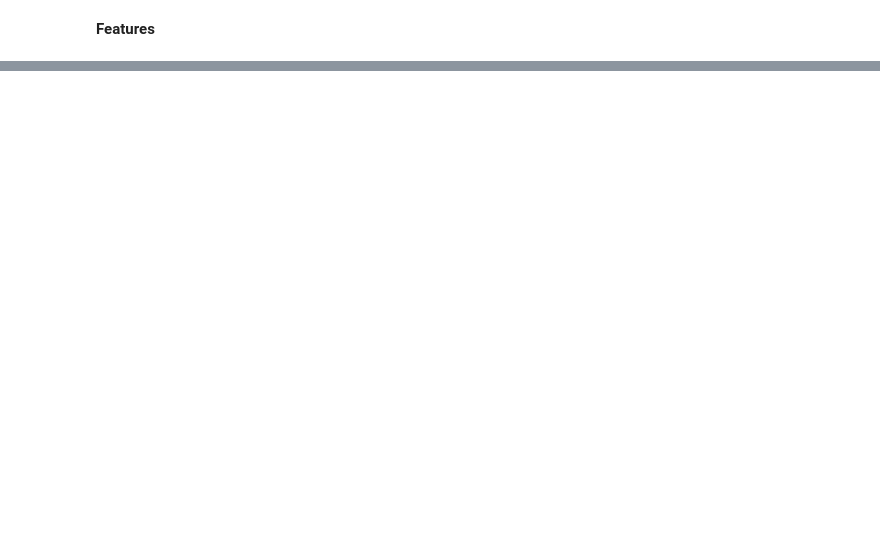
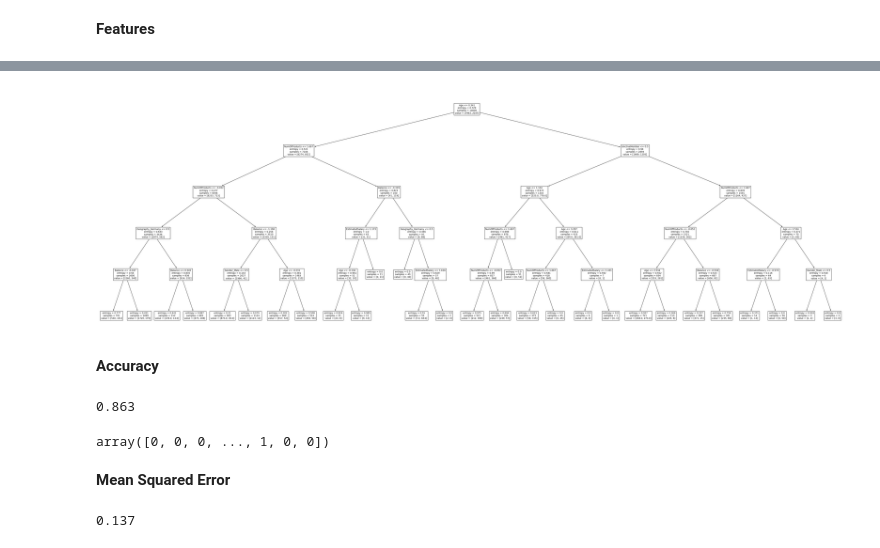
Before and after one commit to kairyvu/Banking_Customer_Churn_Prediction, a Jupyter notebook: banking_customer_churn_prediction.ipynb, the cells around one changed output, grey strips where cells are left out. Drawn from its saved outputs; the diff is of its cells as text; code cells hidden in the pictures; blank space fills up the shorter version.

Commit message:
add first draft for decision tree

```diff
--- a/banking_customer_churn_prediction.ipynb
+++ b/banking_customer_churn_prediction.ipynb
@@ -322,0 +314,13 @@ Coefficients: [ 7.29016555e+00  6.64438735e+00 -1.25545210e+02 -3.15275578e+04
+# %%
+X_train, X_test, y_train, y_test = train_test_split(X, y, test_size=0.2, random_state=42)
+# %%
+from sklearn.tree import DecisionTreeClassifier, export_text
+from sklearn.ensemble import RandomForestClassifier
+from sklearn import tree
+
+tree_model = DecisionTreeClassifier(criterion='entropy', max_depth=5, random_state=42)
+tree_model.fit(X_train, y_train)
+
+# Fit the model
+classtreeModel = tree_model.fit(X, y)
+print(export_text(classtreeModel, feature_names=X.columns.to_list()))
@@ -322,0 +345,26 @@ Coefficients: [ 7.29016555e+00  6.64438735e+00 -1.25545210e+02 -3.15275578e+04
+# %%
+plt.figure(figsize=[60, 20])
+tree.plot_tree(classtreeModel, feature_names=X.columns.to_list(), filled=False, fontsize=10)
+plt.savefig('images/decision_tree.pdf')
+plt.show()
+# %% [output]
+[figure, added]
+# %% [markdown]
+**Accuracy**
+# %%
+score = classtreeModel.score(X_test, y_test)
+score
+# %% [output]
+0.863
+# %%
+y_pred = classtreeModel.predict(X_test)
+y_pred
+# %% [output]
+array([0, 0, 0, ..., 1, 0, 0])
+# %% [markdown]
+**Mean Squared Error** <br>
+# %%
+MSE = mean_squared_error(y_test, y_pred)
+MSE
+# %% [output]
+0.137
```
Also changed, not shown: parts of 25 cells of this notebook.
